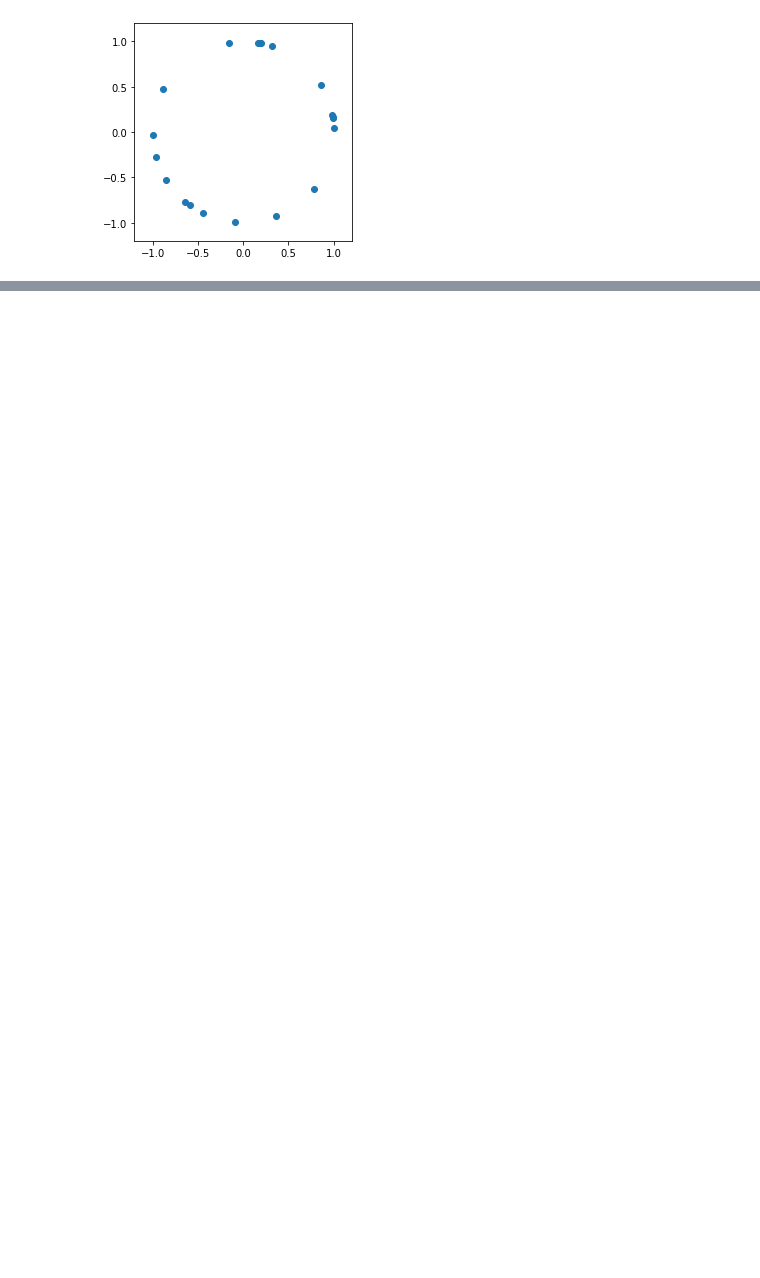
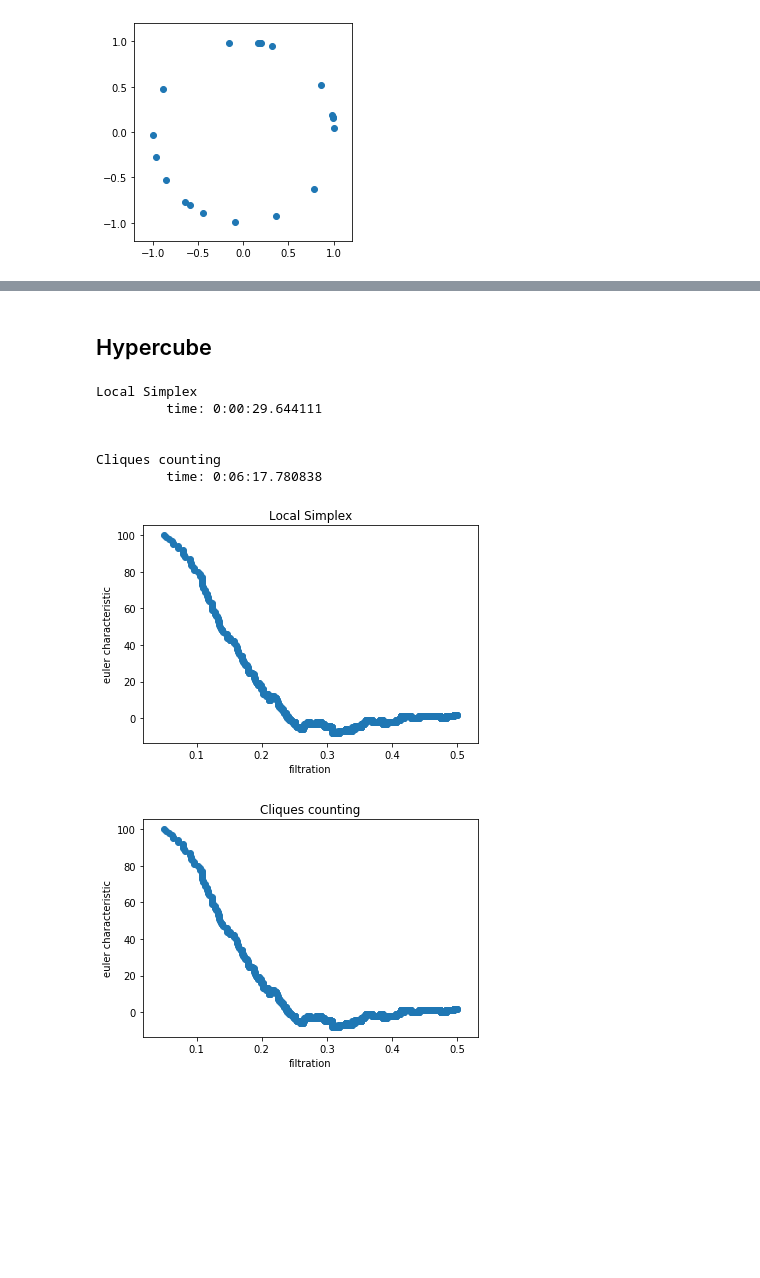
Before and after one commit to dgurnari/ECC, a Jupyter notebook: tests.ipynb, the cells around one changed output, grey strips where cells are left out. Cells and saved outputs as stored; diff of their text form; code cells hidden in the pictures; blank space fills up the shorter version.

```diff
--- a/tests.ipynb
+++ b/tests.ipynb
@@ -205,3 +186,24 @@ Local Simplex
+# %% [markdown]
+## Hypercube
+# %%
+# random points in the unit cube
+
+N_POINTS = 100
+DIMENSION = 3
+
+point_cloud = np.random.rand(N_POINTS,DIMENSION)
+# %%
+compare_methods(point_cloud, .5, draw_lines=False)
+#rounding error
+# %% [output]
+Local Simplex
+         time: 0:00:29.644111
+
+
+Cliques counting
+         time: 0:06:17.780838
+[figure, added]
+[figure, added]
 # %% [markdown]
 <br>
 <br>
```
Also changed, not shown: parts of 11 cells of this notebook.
